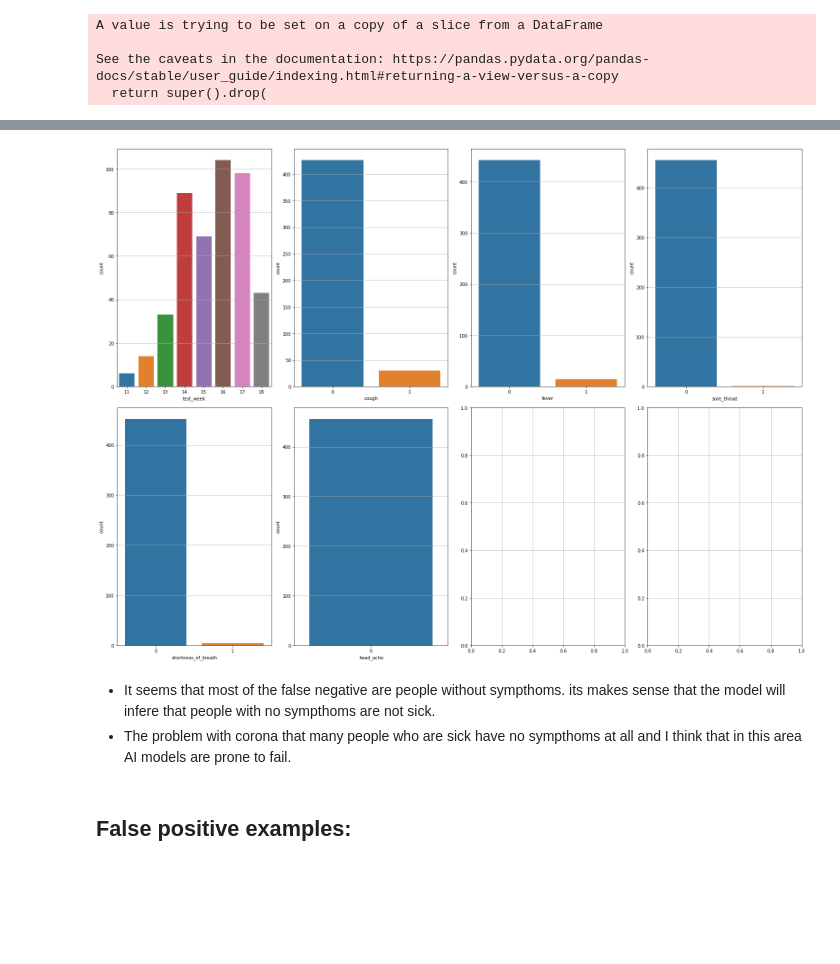
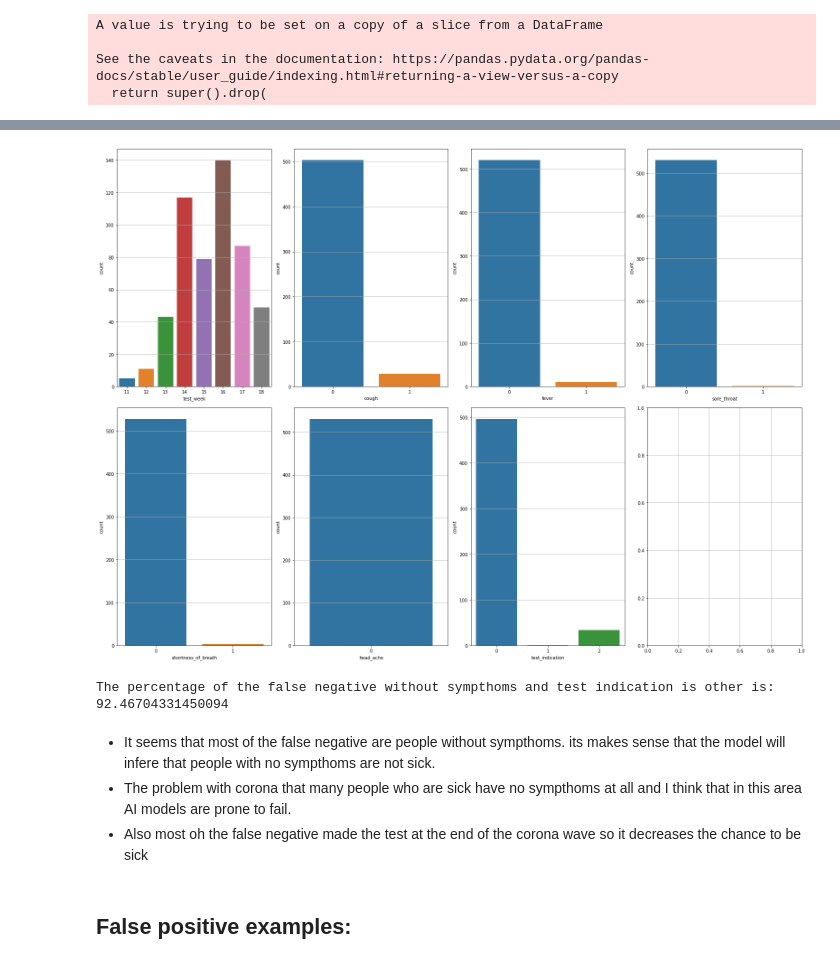
Before and after one commit to NirLalum/corona-diagnosis, a Jupyter notebook: xgboost.ipynb, the cells around one changed output, grey strips where cells are left out. Drawn from its saved outputs; the diff is of its cells as text; code cells hidden in the pictures; blank space fills up the shorter version.

```diff
--- a/xgboost.ipynb
+++ b/xgboost.ipynb
@@ -40,4 +42,4 @@ columns_names.remove('corona_result')
 columns_names.append('corona_result')
 
 dataset_hot_encoded = dataset_hot_encoded.reindex(columns=columns_names)
-dataset_hot_encoded
+dataset_hot_encoded.drop(columns='index', inplace=True)
@@ -156,5 +198,5 @@ optimal_params.best_params_
 # %%
-xgb_post_val = xgb.XGBClassifier(objective='binary:logistic', learning_rate=0.1, max_depth=6, reg_lambda=0, gamma=1.0, scale_pos_weight=3)
+xgb_post_val = xgb.XGBClassifier(objective='binary:logistic', learning_rate=0.3, max_depth=6, reg_lambda=0, gamma=2.0, scale_pos_weight=3)
 xgb_post_val.fit(X_train, y_train,verbose=True, early_stopping_rounds=10, eval_metric='aucpr', eval_set=[(X_val, y_val)])
 xgb_post_val_pred = xgb_post_val.predict(X_test)
 
@@ -229,10 +256,27 @@ Name: corona_result, dtype: int64
 # %%
-hel.plot_dataset(false_neg_pred[false_neg_pred.columns[1:7]], sns.countplot, 'countplot')
+hel.plot_dataset(false_neg_pred[false_neg_pred.columns[1:8]], sns.countplot, 'countplot')
 # %% [output]
-[figure, old version]
+[figure, new version]
+# %%
+# count how many people are with no sympthoms at all and test_indication = other
+asympthomatic_exm = false_neg_pred.loc[(false_neg_pred['cough']==0)
+                                      & (false_neg_pred['fever']==0)
+                                      & (false_neg_pred['sore_throat']==0)
+                                      & (false_neg_pred['shortness_of_breath']==0)
+                                      & (false_neg_pred['head_ache']==0)
+                                      & (false_neg_pred['test_indication']==0)
+                                      ]
+
+asympthomatic_exm.head()
+len(asympthomatic_exm)
+
+print(f"The percentage of the false negative without sympthoms and test indication is other is: {100*len(asympthomatic_exm)/len(false_neg_pred)}")
+# %% [output]
+The percentage of the false negative without sympthoms and test indication is other is: 92.46704331450094
 # %% [markdown]
 * It seems that most of the false negative are people without sympthoms. its makes sense that the model will infere that people with no sympthoms are not sick.
 * The problem with corona that many people who are sick have no sympthoms at all and I think that in this area AI models are prone to fail.
+* Also most oh the false negative made the test at the end of the corona wave so it decreases the chance to be sick
 # %% [markdown]
 ## False positive examples:
 # %%
```
Also changed, not shown: parts of 28 cells of this notebook, 5 other files.
